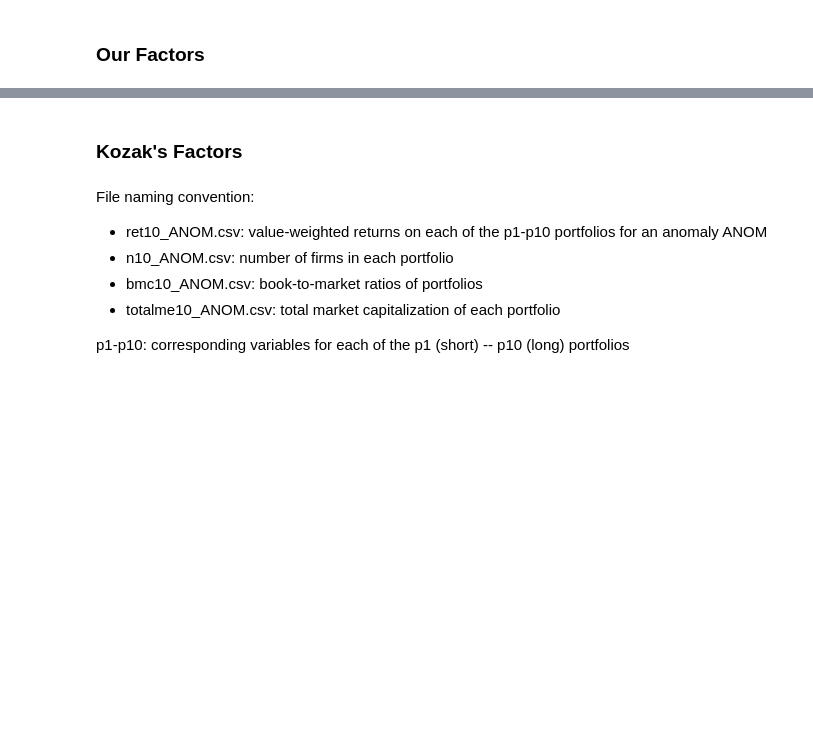
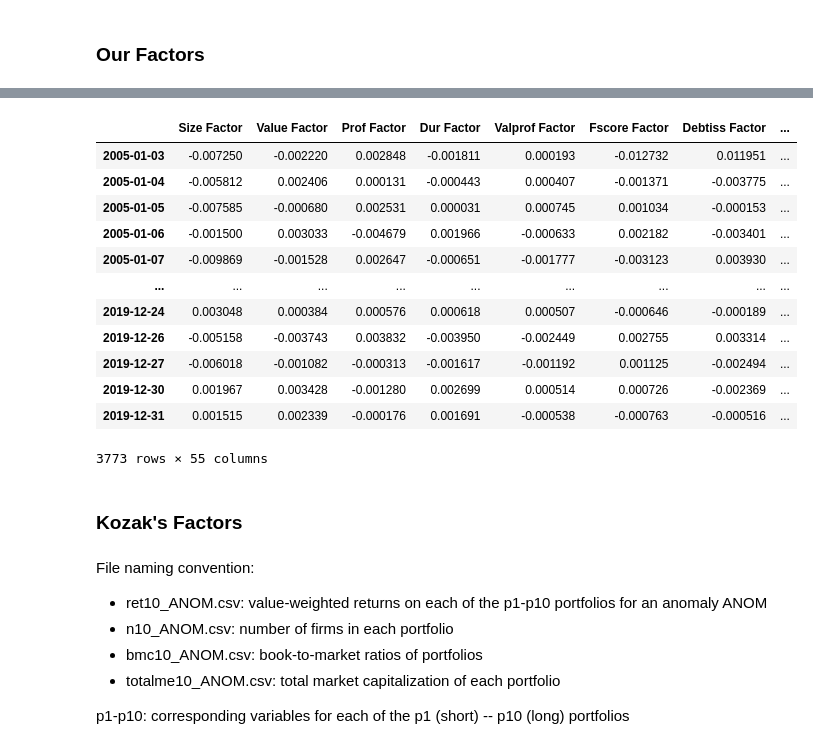
Before and after one commit to samuefra/summer_paper, a Jupyter notebook: code/double_check/double_check.ipynb, the cells around one changed output, grey strips where cells are left out. Cells and saved outputs as stored; diff of their text form; code cells hidden in the pictures; blank space fills up the shorter version.

```diff
--- a/code/double_check/double_check.ipynb
+++ b/code/double_check/double_check.ipynb
@@ -33,3 +66,50 @@ size
+# %%
+df = pd.DataFrame(index=daterange, columns=['Size Factor', 'Value Factor', 'Prof Factor', 'Dur Factor',
+       'Valprof Factor', 'Fscore Factor', 'Debtiss Factor', 'Repurch Factor',
+       'Nissa Factor', 'Accruals Factor', 'Growth Factor', 'Aturnover Factor',
+       'Gmargins Factor', 'Divp Factor', 'Ep Factor', 'Cfp Factor',
+       'Noa Factor', 'Inv Factor', 'Invcap Factor', 'Igrowth Factor',
+       'Sgrowth Factor', 'Lev Factor', 'Roaa Factor', 'Roea Factor',
+       'Sp Factor', 'Gltnoa Factor', 'Divg Factor', 'Invaci Factor',
+       'Mom Factor', 'Indmom Factor', 'Valmom Factor', 'Valmomprof Factor',
+       'Shortint Factor', 'Mom12 Factor', 'Momrev Factor', 'Lrrev Factor',
+       'Valuem Factor', 'Nissm Factor', 'Sue Factor', 'Roe Factor',
+       'Rome Factor', 'Roa Factor', 'Strev Factor', 'Ivol Factor',
+       'Betaarb Factor', 'Season Factor', 'Indrrev Factor', 'Indrrevlv Factor',
+       'Indmomrev Factor', 'Ciss Factor', 'Price Factor', 'Age Factor',
+       'Shvol Factor', 'Exchsw Factor', 'Ipo Factor'])
+# %%
+for date in daterange:
+    day = str(date)[:4] + str(date)[5:7] + str(date)[8:10]
+    try:
+        path = f'../../output/data/median_breakpoint/value_weighted/{day}.csv'
+        factors = pd.read_csv(path, index_col=0)
+
+        for factor in df.columns:
+            df[factor][date] = factors.sum(axis=0)[factor]
+
+    except:
+        pass
+# %%
+df = df.dropna(axis=0, how='all')
+# %%
+df = df.astype('float64')
+# %%
+df
+# %% [output]
+|  | Size Factor | Value Factor | Prof Factor | Dur Factor | Valprof Factor | Fscore Factor | Debtiss Factor | ... |
+| 2005-01-03 | -0.007250 | -0.002220 | 0.002848 | -0.001811 | 0.000193 | -0.012732 | 0.011951 | ... |
+| 2005-01-04 | -0.005812 | 0.002406 | 0.000131 | -0.000443 | 0.000407 | -0.001371 | -0.003775 | ... |
+| 2005-01-05 | -0.007585 | -0.000680 | 0.002531 | 0.000031 | 0.000745 | 0.001034 | -0.000153 | ... |
+| 2005-01-06 | -0.001500 | 0.003033 | -0.004679 | 0.001966 | -0.000633 | 0.002182 | -0.003401 | ... |
+| 2005-01-07 | -0.009869 | -0.001528 | 0.002647 | -0.000651 | -0.001777 | -0.003123 | 0.003930 | ... |
+| ... | ... | ... | ... | ... | ... | ... | ... | ... |
+| 2019-12-24 | 0.003048 | 0.000384 | 0.000576 | 0.000618 | 0.000507 | -0.000646 | -0.000189 | ... |
+| 2019-12-26 | -0.005158 | -0.003743 | 0.003832 | -0.003950 | -0.002449 | 0.002755 | 0.003314 | ... |
+| 2019-12-27 | -0.006018 | -0.001082 | -0.000313 | -0.001617 | -0.001192 | 0.001125 | -0.002494 | ... |
+| 2019-12-30 | 0.001967 | 0.003428 | -0.001280 | 0.002699 | 0.000514 | 0.000726 | -0.002369 | ... |
+| 2019-12-31 | 0.001515 | 0.002339 | -0.000176 | 0.001691 | -0.000538 | -0.000763 | -0.000516 | ... |
+3773 rows × 55 columns
 # %% [markdown]
 ### Kozak's Factors
 # %% [markdown]
```
Also changed, not shown: parts of 40 cells of this notebook, 5 other files.
